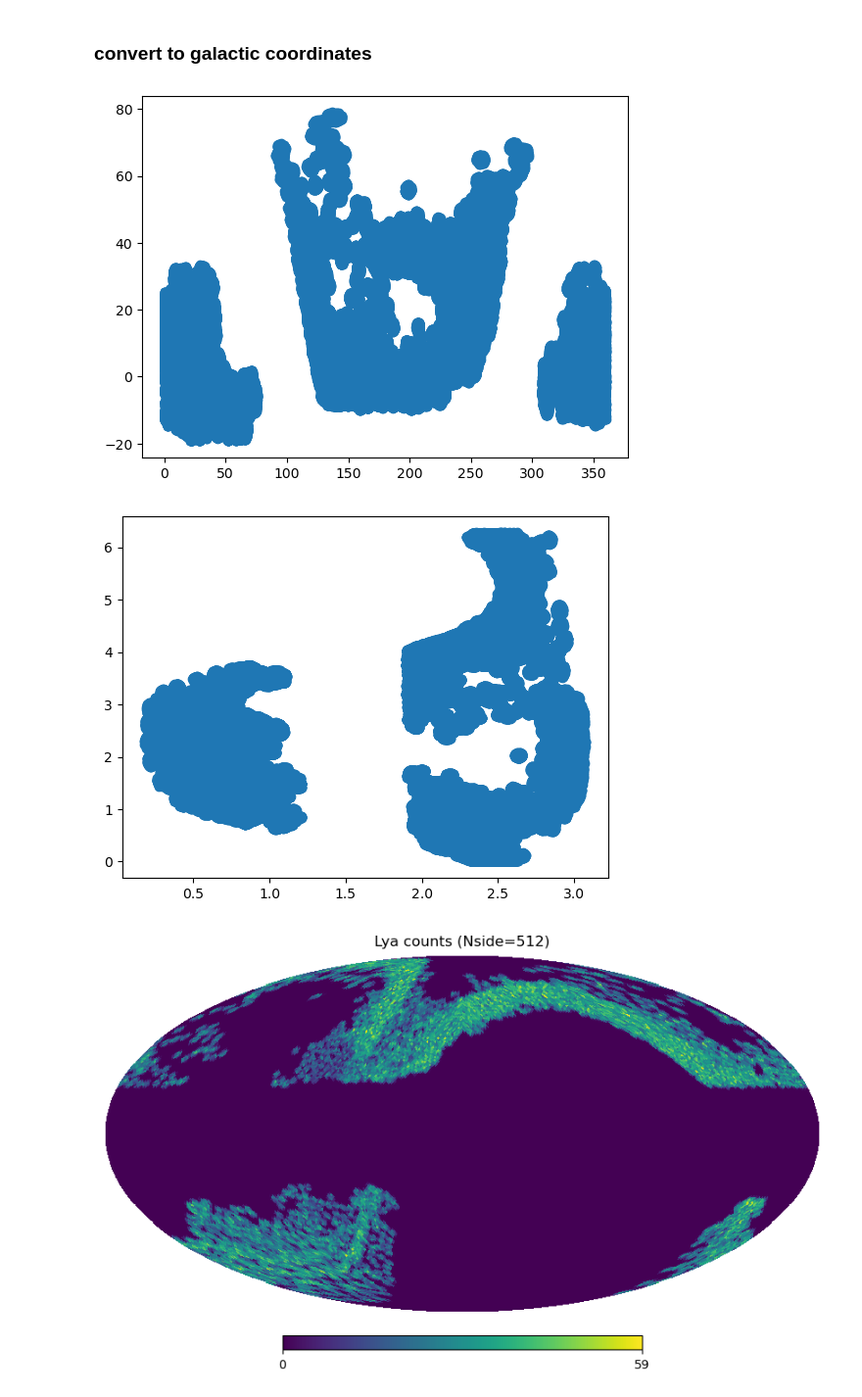
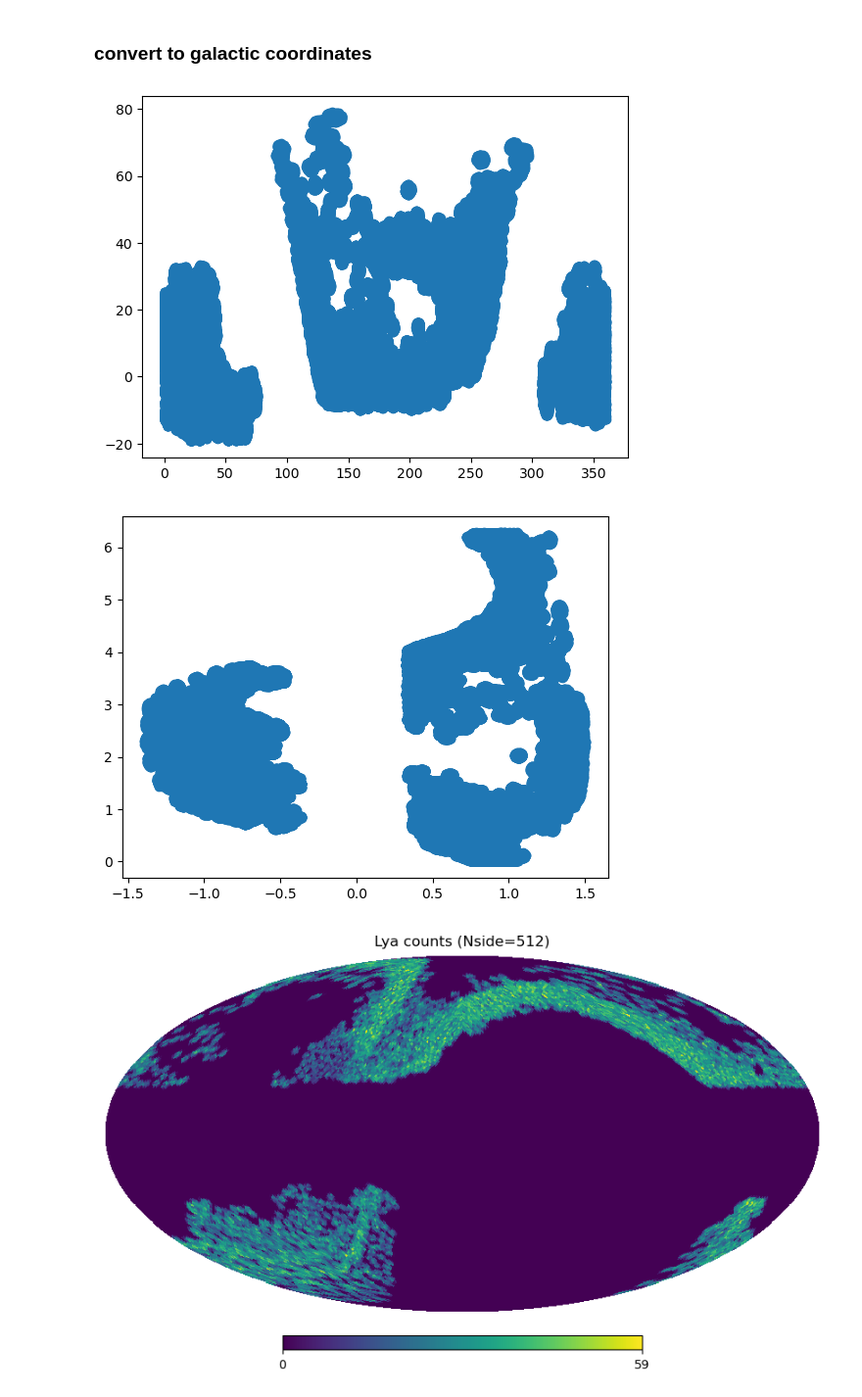
Before and after one commit to roger2b/directsht-lya, a Jupyter notebook: notebooks/Cell_DESI_iron.ipynb, the cells around one changed output. Shown at 98% size. Cells and saved outputs as stored; diff of their text form; code cells hidden in the pictures.

```diff
--- a/notebooks/Cell_DESI_iron.ipynb
+++ b/notebooks/Cell_DESI_iron.ipynb
@@ -89,26 +93,26 @@ plt.axvline(Mean_Delta_W_all, color='r', linestyle='--')
 # %%
 from astropy.coordinates import SkyCoord
 import astropy.units as u
 
 plt.scatter(data['RA'], data['Dec']);plt.show()
 
 # Create SkyCoord object with RA and Dec data in degrees
 c_icrs = SkyCoord(data['RA']* u.deg, data['Dec']* u.deg, frame='icrs')
 
 # Transform coordinates to Galactic frame
 c_galactic = c_icrs.transform_to('galactic')
 
 # Extract theta and phi angles in radians
 tdata_rad = c_galactic.spherical.lat  # Galactic  in radians
 pdata_rad = c_galactic.spherical.lon    # Galactic  in radians
 
-tdata = tdata_rad.to(u.rad).value+np.pi/2.
+tdata = tdata_rad.to(u.rad).value
 pdata = pdata_rad.to(u.rad).value
 
 plt.scatter(tdata, pdata);plt.show()
 # %% [output]
 [figure]
-[figure, old version]
+[figure, new version]
 # %%
 
 def make_healpix_density_map(ra, dec, nside, weights=None, save_map=False, save_name=None, do_plot=False, title=None):
```
Also changed, not shown: parts of 12 cells of this notebook, 18 other files.
